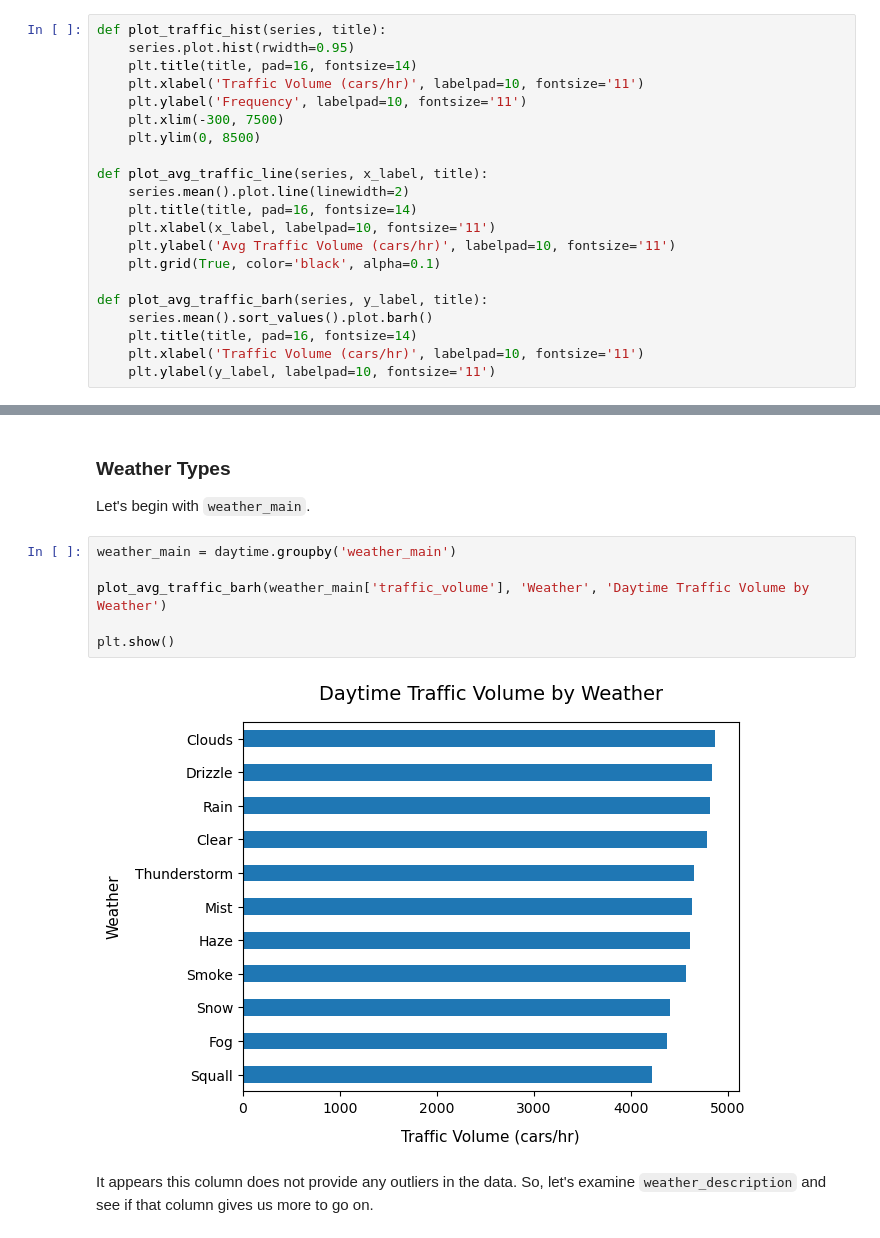
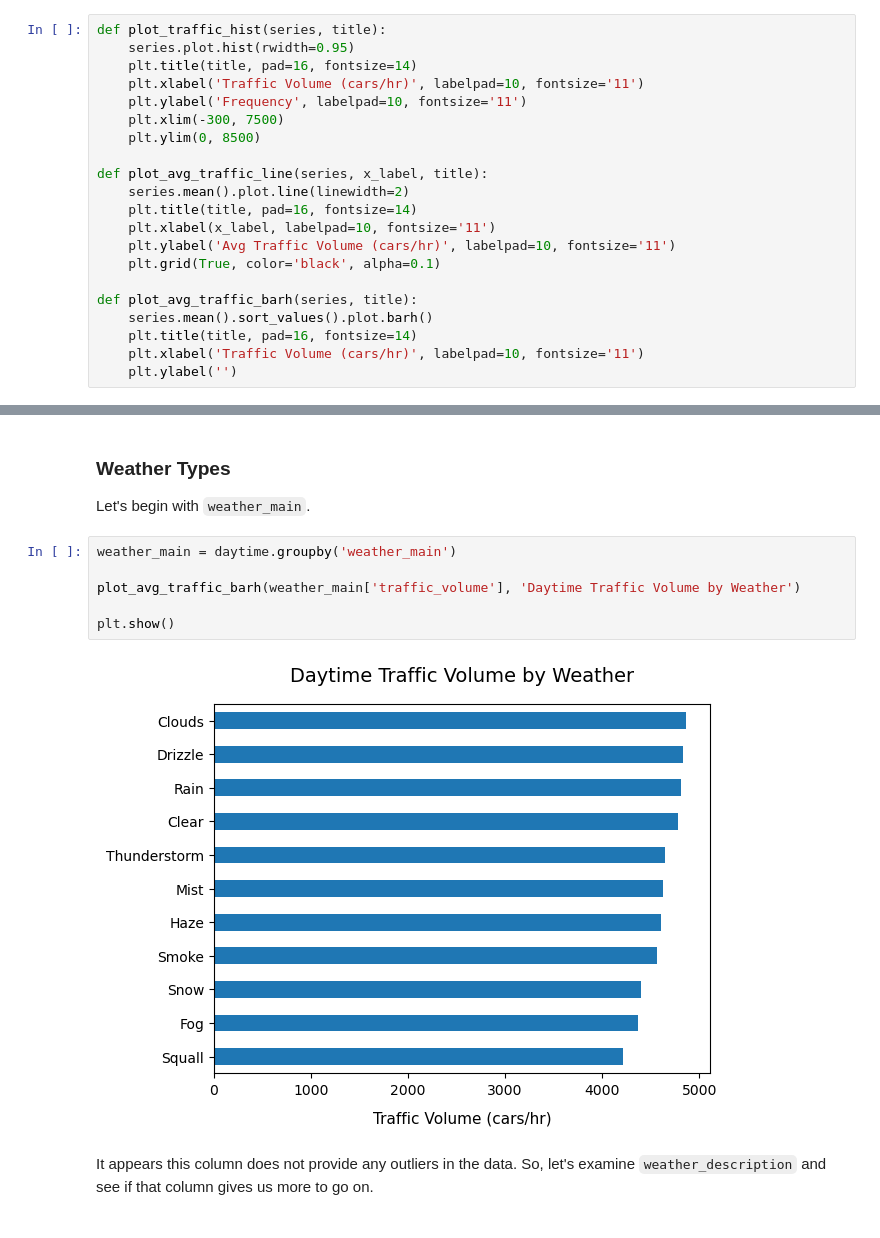
Before and after one commit to CodyTheCoderPrice/Finding-Heavy-Traffic-Indicators-on-I94, a Jupyter notebook: Finding Heavy Traffic Indicators on I-94.ipynb, the cells around one changed output, grey strips where cells are left out. Cells and saved outputs as stored; diff of their text form.

```diff
--- a/Finding Heavy Traffic Indicators on I-94.ipynb
+++ b/Finding Heavy Traffic Indicators on I-94.ipynb
@@ -79,8 +79,8 @@ def plot_avg_traffic_line(series, x_label, title):
     plt.ylabel('Avg Traffic Volume (cars/hr)', labelpad=10, fontsize='11')
     plt.grid(True, color='black', alpha=0.1)
 
-def plot_avg_traffic_barh(series, y_label, title):
+def plot_avg_traffic_barh(series, title):
     series.mean().sort_values().plot.barh()
     plt.title(title, pad=16, fontsize=14)
     plt.xlabel('Traffic Volume (cars/hr)', labelpad=10, fontsize='11')
-    plt.ylabel(y_label, labelpad=10, fontsize='11')
+    plt.ylabel('')
@@ -447,11 +457,11 @@ Let's begin with `weather_main`.
 # %%
 weather_main = daytime.groupby('weather_main')
 
-plot_avg_traffic_barh(weather_main['traffic_volume'], 'Weather', 'Daytime Traffic Volume by Weather')
+plot_avg_traffic_barh(weather_main['traffic_volume'], 'Daytime Traffic Volume by Weather')
 
 plt.show()
 # %% [output]
-[figure, old version]
+[figure, new version]
 # %% [markdown]
 It appears this column does not provide any outliers in the data. So, let's examine `weather_description` and see if that column gives us more to go on.
 # %%
```
Also changed, not shown: parts of 30 cells of this notebook.
